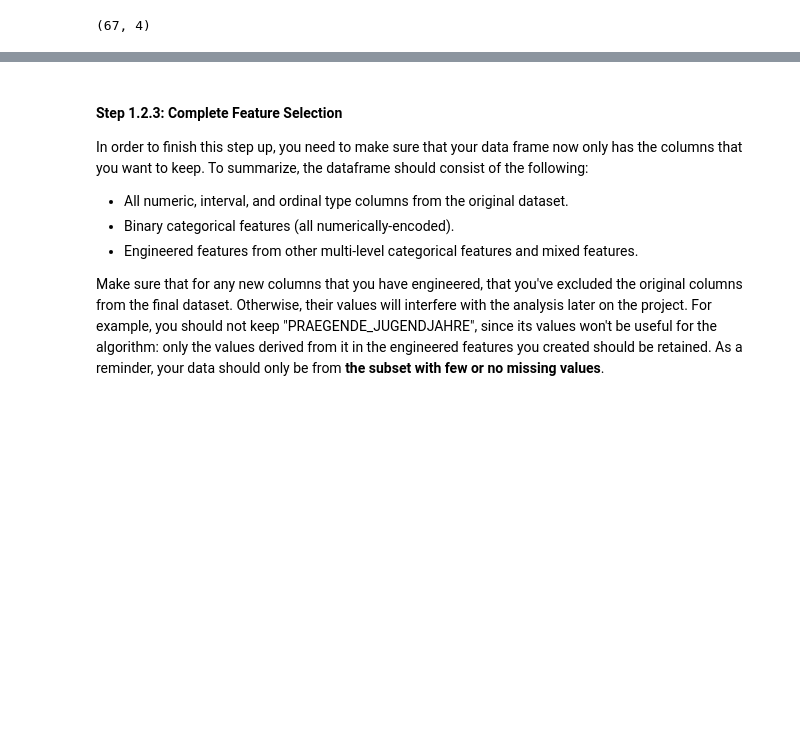
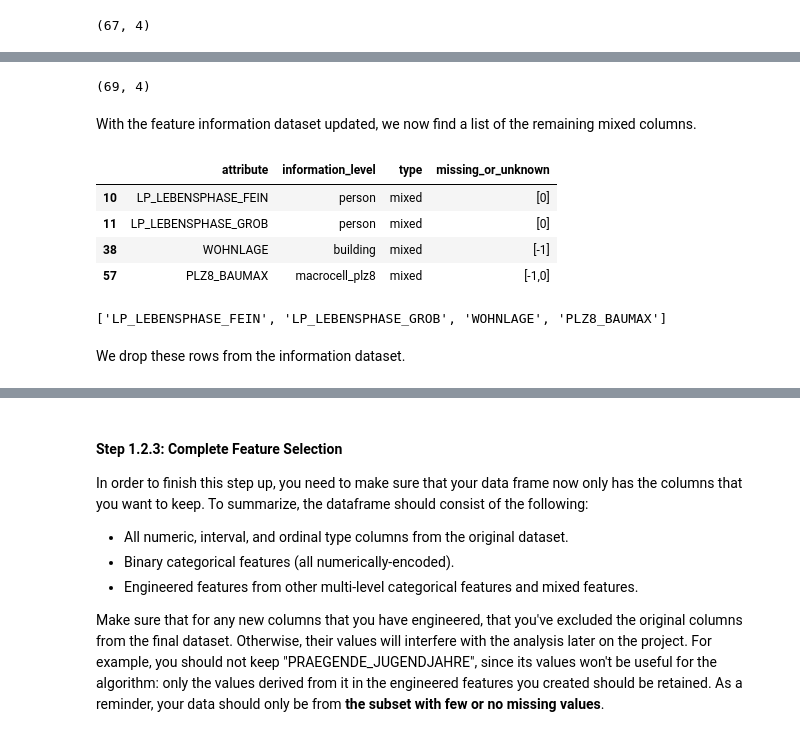
Before and after one commit to dguevar1/identify_customer_segments, a Jupyter notebook: Identify_Customer_Segments.ipynb, the cells around one changed output, grey strips where cells are left out. Saved outputs shown, nothing was run; the diff lists cells and outputs as text; code cells hidden in the pictures; blank space fills up the shorter version.

```diff
--- a/Identify_Customer_Segments.ipynb
+++ b/Identify_Customer_Segments.ipynb
@@ -1813,2 +1922,22 @@ feature_information_with_binary_categories_encoded.shape
+# %%
+new_lifestage_column = {"attribute": ['CAMEO_INTL_2015_LIFESTAGE'], "information_level" : ["lifestage"], "type": ['ordinal'], "missing_or_unknown": ['[nan]']}
+# %%
+df_new_lifestage_column = pd.DataFrame(new_lifestage_column)
+# %%
+feature_information_with_binary_categories_encoded = feature_information_with_binary_categories_encoded.append(df_new_lifestage_column, ignore_index=True)
+# %%
+feature_information_with_binary_categories_encoded.shape
+# %% [output]
+(69, 4)
+# %% [markdown]
+With the feature information dataset updated, we now find a list of the remaining mixed columns.
 # %%
-mixed_features = feature_information_with_binary_categories_encoded[feature_information_with_binary_categories_encoded['type'] == "mixed"]
+remaining_mixed_columns = feature_information_with_binary_categories_encoded[feature_information_with_binary_categories_encoded['type'] == "mixed"]
+# %%
+remaining_mixed_columns
+# %% [output]
+|  | attribute | information_level | type | missing_or_unknown |
+| 10 | LP_LEBENSPHASE_FEIN | person | mixed | [0] |
+| 11 | LP_LEBENSPHASE_GROB | person | mixed | [0] |
+| 38 | WOHNLAGE | building | mixed | [-1] |
+| 57 | PLZ8_BAUMAX | macrocell_plz8 | mixed | [-1,0] |
@@ -1814,0 +1946,6 @@ mixed_features = feature_information_with_binary_categories_encoded[feature_info
+# %%
+remaining_mixed_columns_list
+# %% [output]
+['LP_LEBENSPHASE_FEIN', 'LP_LEBENSPHASE_GROB', 'WOHNLAGE', 'PLZ8_BAUMAX']
+# %% [markdown]
+We drop these rows from the information dataset.
```
Also changed, not shown: parts of 76 cells of this notebook, 1 other file.
